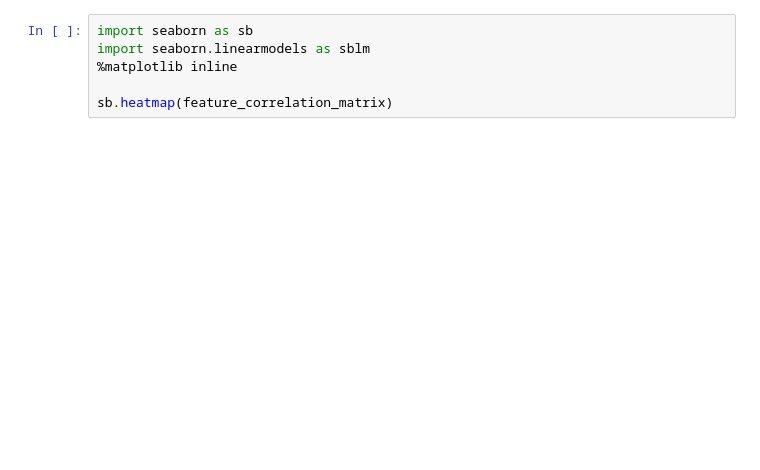
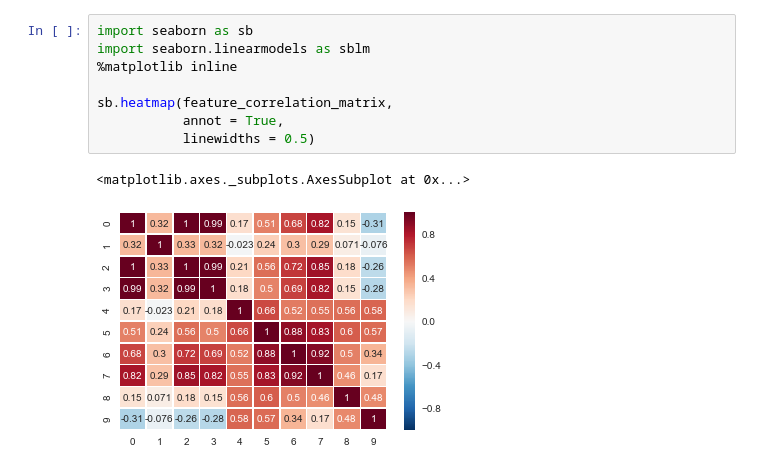
Before and after one commit to matthewbrems/old, a Jupyter notebook: curriculum/04-week/4.06-advanced-model-evaluation-gridsearch/code/4.06-breast-cancer-coefficients.ipynb, the cells around one changed output. Saved outputs shown, nothing was run; the diff lists cells and outputs as text; blank space fills up the shorter version.

```diff
--- a/curriculum/04-week/4.06-advanced-model-evaluation-gridsearch/code/4.06-breast-cancer-coefficients.ipynb
+++ b/curriculum/04-week/4.06-advanced-model-evaluation-gridsearch/code/4.06-breast-cancer-coefficients.ipynb
@@ -18,8 +39,13 @@ feature_correlation_matrix
 # %%
 import seaborn as sb
 import seaborn.linearmodels as sblm
 %matplotlib inline
 
-sb.heatmap(feature_correlation_matrix)
+sb.heatmap(feature_correlation_matrix,
+           annot = True,
+           linewidths = 0.5)
+# %% [output]
+<matplotlib.axes._subplots.AxesSubplot at 0x...>
+[figure, added]
 # %%
 sblm.corrplot(data)
```
Also changed, not shown: parts of 3 cells of this notebook, 1 other file.
